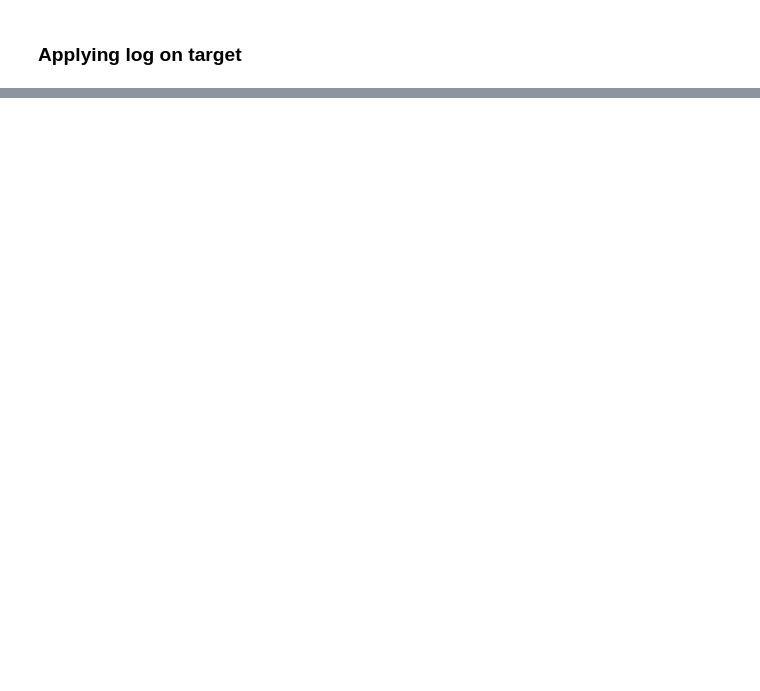
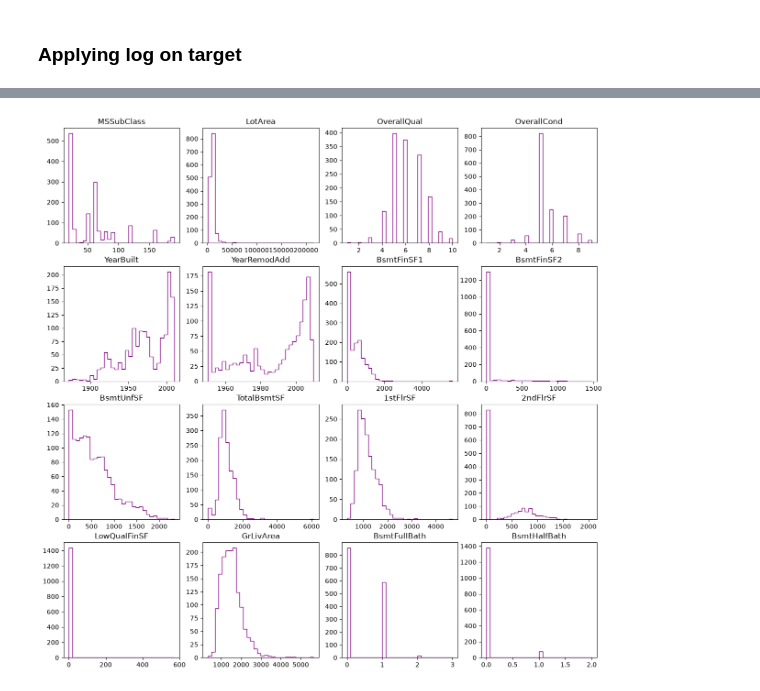
Before and after one commit to Dementjev1/kaggle_house_prices, a Jupyter notebook: EDA.ipynb, the cells around one changed output, grey strips where cells are left out. Drawn from its saved outputs; the diff is of its cells as text; code cells hidden in the pictures; blank space fills up the shorter version.

```diff
--- a/EDA.ipynb
+++ b/EDA.ipynb
@@ -32,12 +49,14 @@ int_cols[:5]
 # %%
 fig, ax = plt.subplots(nrows=4, ncols=4, figsize=(15,15))
 z = 0
 for x in range(0, 4):
     for y in range(0, 4):
         ex_ind = int_cols[x+y+z]
-        ax[x,y].hist(df[ex_ind],density=True,bins=30, color='purple', histtype='step')
+        ax[x,y].hist(df[ex_ind],density=False,bins=30, color='purple', histtype='step')
         ax[x,y].set_title(ex_ind)
     z += 3
+# %% [output]
+[figure, added]
 # %%
 fig, ax = plt.subplots(nrows=4, ncols=4, figsize=(15,15))
 z = 0
```
Also changed, not shown: parts of 4 cells of this notebook, 5 other files.
